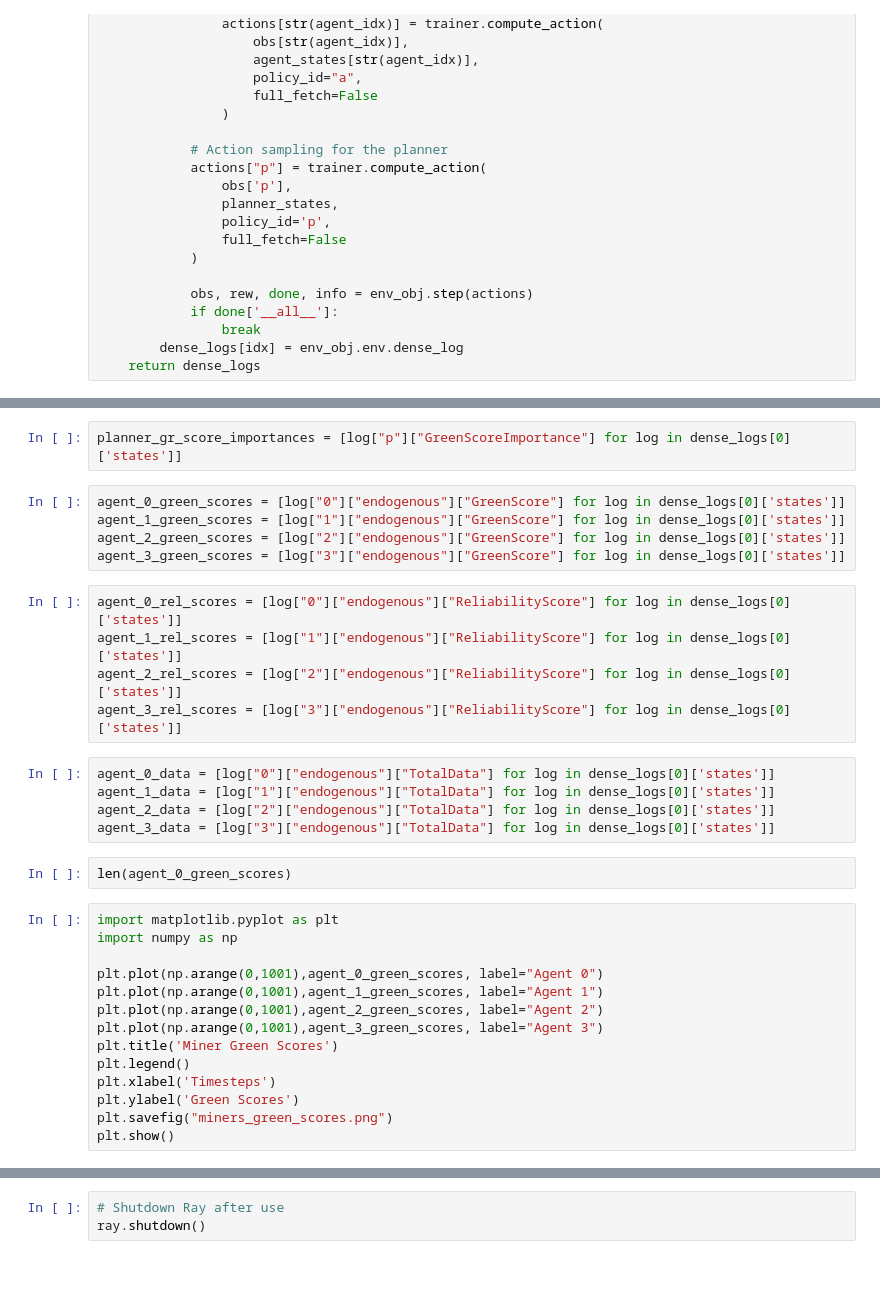
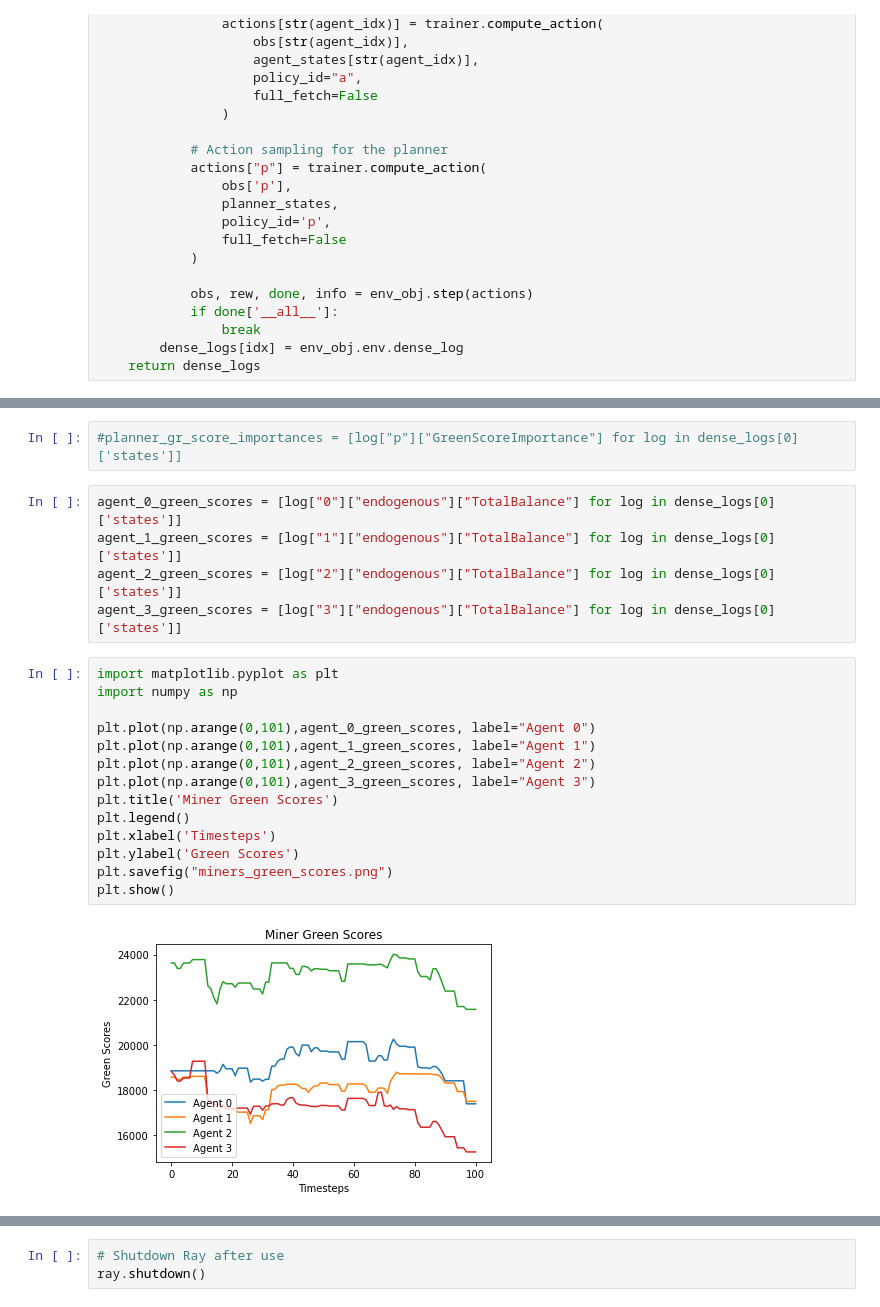
Before and after one commit to casperbroch/ai-economist, a Jupyter notebook: tutorials/stock_market_training_with_rllib.ipynb, the cells around one changed output, grey strips where cells are left out. Drawn from its saved outputs; the diff is of its cells as text; blank space fills up the shorter version.

```diff
--- a/tutorials/stock_market_training_with_rllib.ipynb
+++ b/tutorials/stock_market_training_with_rllib.ipynb
@@ -237,33 +277,23 @@ dense_logs[0]['states'][0]
 # %%
-planner_gr_score_importances = [log["p"]["GreenScoreImportance"] for log in dense_logs[0]['states']]
+#planner_gr_score_importances = [log["p"]["GreenScoreImportance"] for log in dense_logs[0]['states']]
 # %%
-agent_0_green_scores = [log["0"]["endogenous"]["GreenScore"] for log in dense_logs[0]['states']]
-agent_1_green_scores = [log["1"]["endogenous"]["GreenScore"] for log in dense_logs[0]['states']]
-agent_2_green_scores = [log["2"]["endogenous"]["GreenScore"] for log in dense_logs[0]['states']]
-agent_3_green_scores = [log["3"]["endogenous"]["GreenScore"] for log in dense_logs[0]['states']]
+agent_0_green_scores = [log["0"]["endogenous"]["TotalBalance"] for log in dense_logs[0]['states']]
+agent_1_green_scores = [log["1"]["endogenous"]["TotalBalance"] for log in dense_logs[0]['states']]
+agent_2_green_scores = [log["2"]["endogenous"]["TotalBalance"] for log in dense_logs[0]['states']]
+agent_3_green_scores = [log["3"]["endogenous"]["TotalBalance"] for log in dense_logs[0]['states']]
-# %%
-agent_0_rel_scores = [log["0"]["endogenous"]["ReliabilityScore"] for log in dense_logs[0]['states']]
-agent_1_rel_scores = [log["1"]["endogenous"]["ReliabilityScore"] for log in dense_logs[0]['states']]
-agent_2_rel_scores = [log["2"]["endogenous"]["ReliabilityScore"] for log in dense_logs[0]['states']]
-agent_3_rel_scores = [log["3"]["endogenous"]["ReliabilityScore"] for log in dense_logs[0]['states']]
-# %%
-agent_0_data = [log["0"]["endogenous"]["TotalData"] for log in dense_logs[0]['states']]
-agent_1_data = [log["1"]["endogenous"]["TotalData"] for log in dense_logs[0]['states']]
-agent_2_data = [log["2"]["endogenous"]["TotalData"] for log in dense_logs[0]['states']]
-agent_3_data = [log["3"]["endogenous"]["TotalData"] for log in dense_logs[0]['states']]
-# %%
-len(agent_0_green_scores)
 # %%
 import matplotlib.pyplot as plt
 import numpy as np
 
-plt.plot(np.arange(0,1001),agent_0_green_scores, label="Agent 0")
-plt.plot(np.arange(0,1001),agent_1_green_scores, label="Agent 1")
-plt.plot(np.arange(0,1001),agent_2_green_scores, label="Agent 2")
-plt.plot(np.arange(0,1001),agent_3_green_scores, label="Agent 3")
+plt.plot(np.arange(0,101),agent_0_green_scores, label="Agent 0")
+plt.plot(np.arange(0,101),agent_1_green_scores, label="Agent 1")
+plt.plot(np.arange(0,101),agent_2_green_scores, label="Agent 2")
+plt.plot(np.arange(0,101),agent_3_green_scores, label="Agent 3")
 plt.title('Miner Green Scores')
 plt.legend()
 plt.xlabel('Timesteps')
 plt.ylabel('Green Scores')
 plt.savefig("miners_green_scores.png")
 plt.show()
+# %% [output]
+[figure, added]
```
Also changed, not shown: parts of 10 cells of this notebook, 2 other files.
